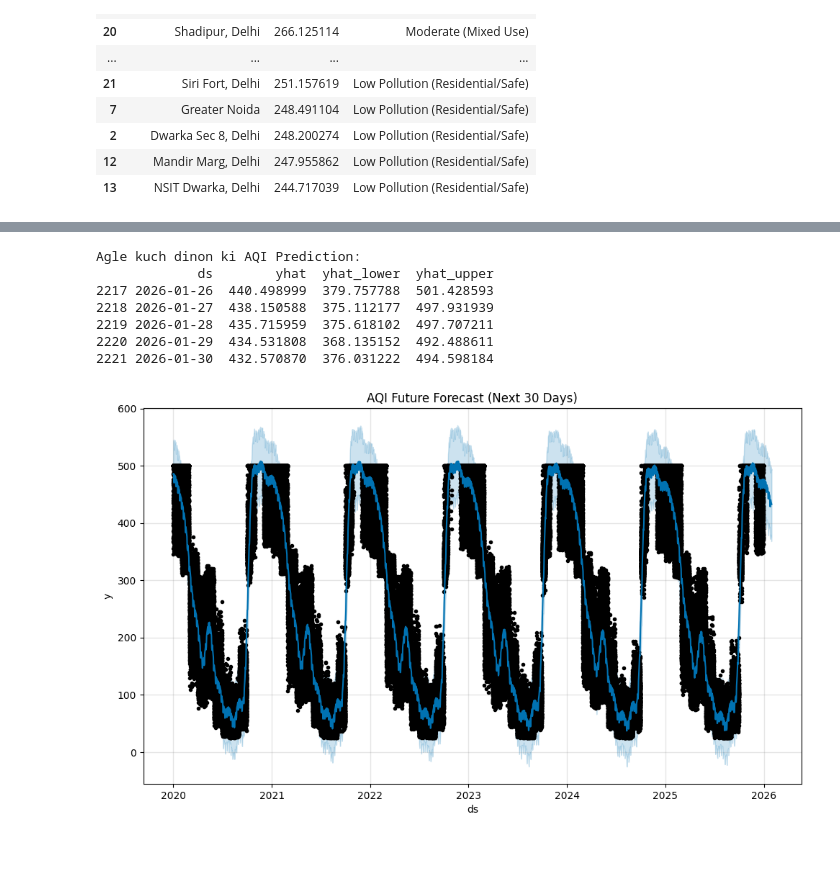
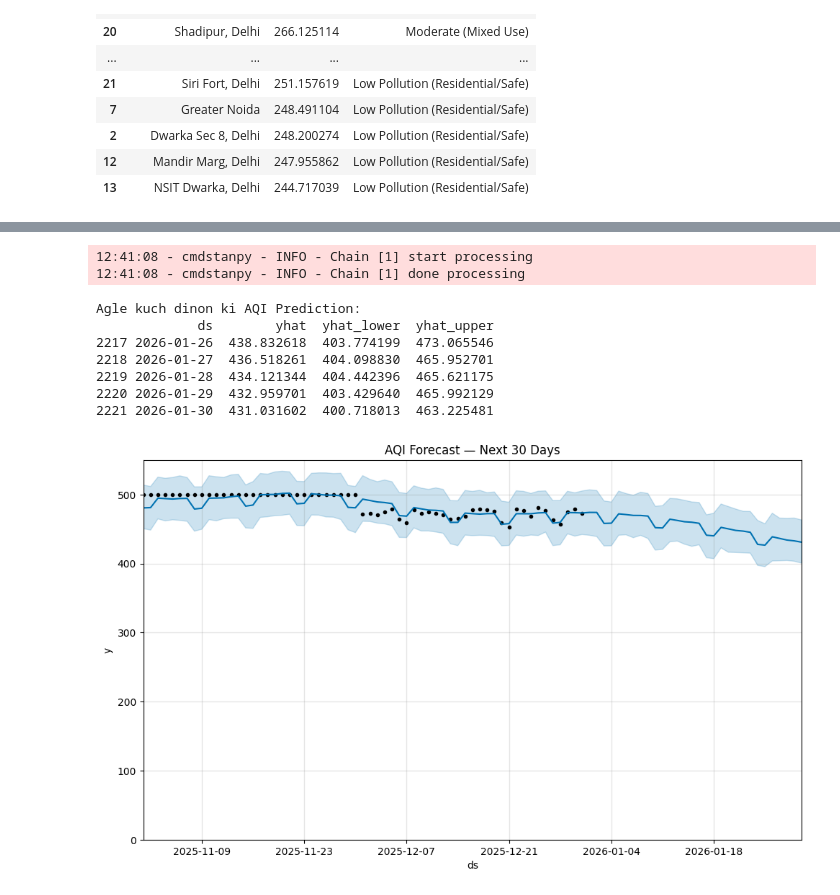
Before and after one commit to bytecraft17/AQI-Project, a Jupyter notebook: AQI_(5).ipynb, the cells around one changed output, grey strips where cells are left out. Saved outputs shown, nothing was run; the diff lists cells and outputs as text; code cells hidden in the pictures; blank space fills up the shorter version.

```diff
--- a/AQI_(5).ipynb
+++ b/AQI_(5).ipynb
@@ -1219,37 +1242,51 @@ Requirement already satisfied: packaging in /usr/local/lib/python3.12/dist-packa
 # %%
 from prophet import Prophet
 import pandas as pd
 
 # 1. Data Prepare karein
 # Maan lete hain aapke paas 'date' column hai. Agar nahi hai toh index use karein.
+# Daily average use karo Prophet ke liye, sub-daily nahi
 df_prophet = df[['date', 'aqi']].copy()
-df_prophet.columns = ['ds', 'y'] # Prophet ke liye rename karna zaroori hai
+df_prophet.columns = ['ds', 'y']
+df_prophet = df_prophet.groupby('ds')['y'].mean().reset_index()  # yeh line add karo
 
 # 2. Model initialize aur train karein
-model_forecast = Prophet(yearly_seasonality=True, daily_seasonality=True)
+model_forecast = Prophet(
+    yearly_seasonality=True,
+    daily_seasonality=False,  # 4x-daily data pe reliable nahi
+    weekly_seasonality=True
+)
 model_forecast.fit(df_prophet)
+forecast['yhat'] = forecast['yhat'].clip(0, 500)
+forecast['yhat_lower'] = forecast['yhat_lower'].clip(0, 500)
+forecast['yhat_upper'] = forecast['yhat_upper'].clip(0, 500)
 
 # 3. Agle 30 dinon ka "future" dataframe banayein
 future = model_forecast.make_future_dataframe(periods=30)
 forecast = model_forecast.predict(future)
 
 # 4. Results dekhein (Kal ki prediction)
 print("Agle kuch dinon ki AQI Prediction:")
 print(forecast[['ds', 'yhat', 'yhat_lower', 'yhat_upper']].tail())
 
 # 5. Visualizing the Forecast
+# Sirf last 60 days history + 30 days forecast dikhao
 fig1 = model_forecast.plot(forecast)
-plt.title('AQI Future Forecast (Next 30 Days)')
+plt.title('AQI Forecast — Next 30 Days')
+plt.xlim(pd.Timestamp('2025-11-01'), pd.Timestamp('2026-01-30'))
+plt.ylim(0, 550)  # negative values clip karo
 plt.show()
 # %% [output]
-Agle kuch dinon ki AQI Prediction:
-             ds        yhat  yhat_lower  yhat_upper
-2217 2026-01-26  440.498999  379.757788  501.428593
-2218 2026-01-27  438.150588  375.112177  497.931939
-2219 2026-01-28  435.715959  375.618102  497.707211
-2220 2026-01-29  434.531808  368.135152  492.488611
-2221 2026-01-30  432.570870  376.031222  494.598184
+12:41:08 - cmdstanpy - INFO - Chain [1] start processing
+12:41:08 - cmdstanpy - INFO - Chain [1] done processing
+Agle kuch dinon ki AQI Prediction:
+             ds        yhat  yhat_lower  yhat_upper
+2217 2026-01-26  438.832618  403.774199  473.065546
+2218 2026-01-27  436.518261  404.098830  465.952701
+2219 2026-01-28  434.121344  404.442396  465.621175
+2220 2026-01-29  432.959701  403.429640  465.992129
+2221 2026-01-30  431.031602  400.718013  463.225481
-[figure, old version]
+[figure, new version]
 # %%
 # Trends dikhayega: Weekly, Yearly aur Daily
 fig2 = model_forecast.plot_components(forecast)
```
Also changed, not shown: parts of 21 cells of this notebook, 1 other file.
